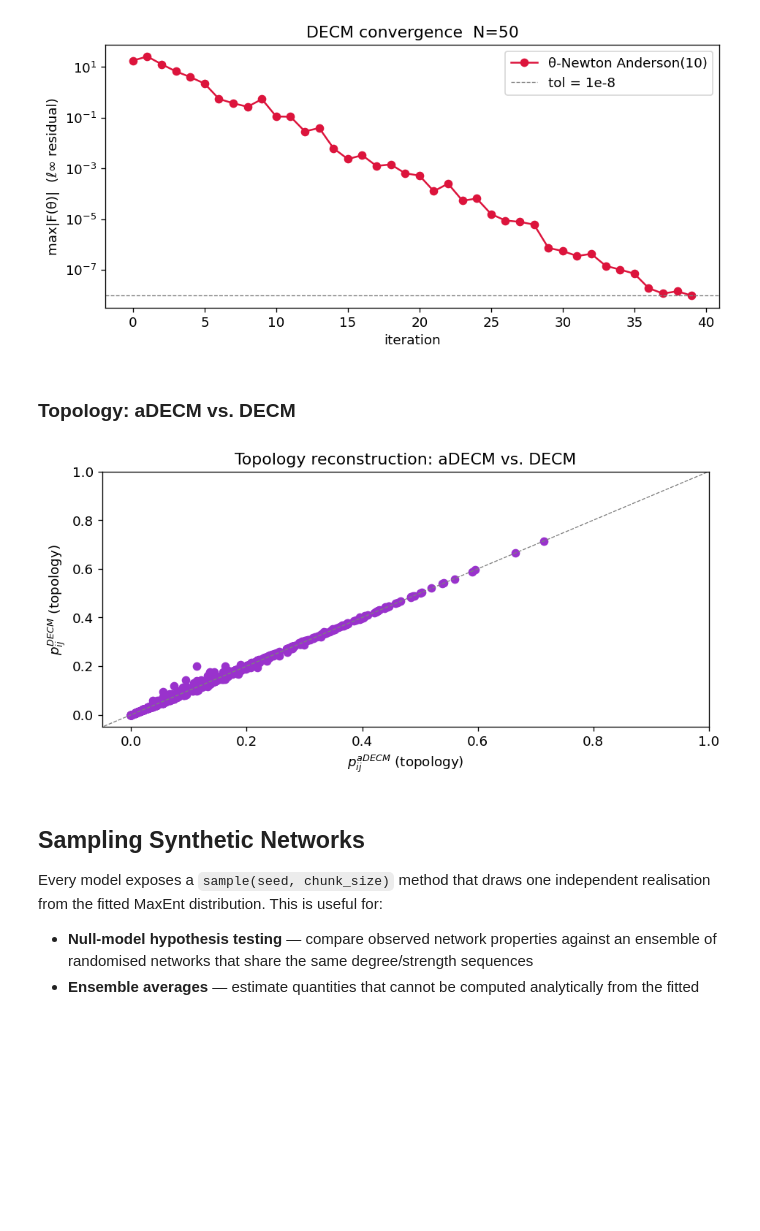
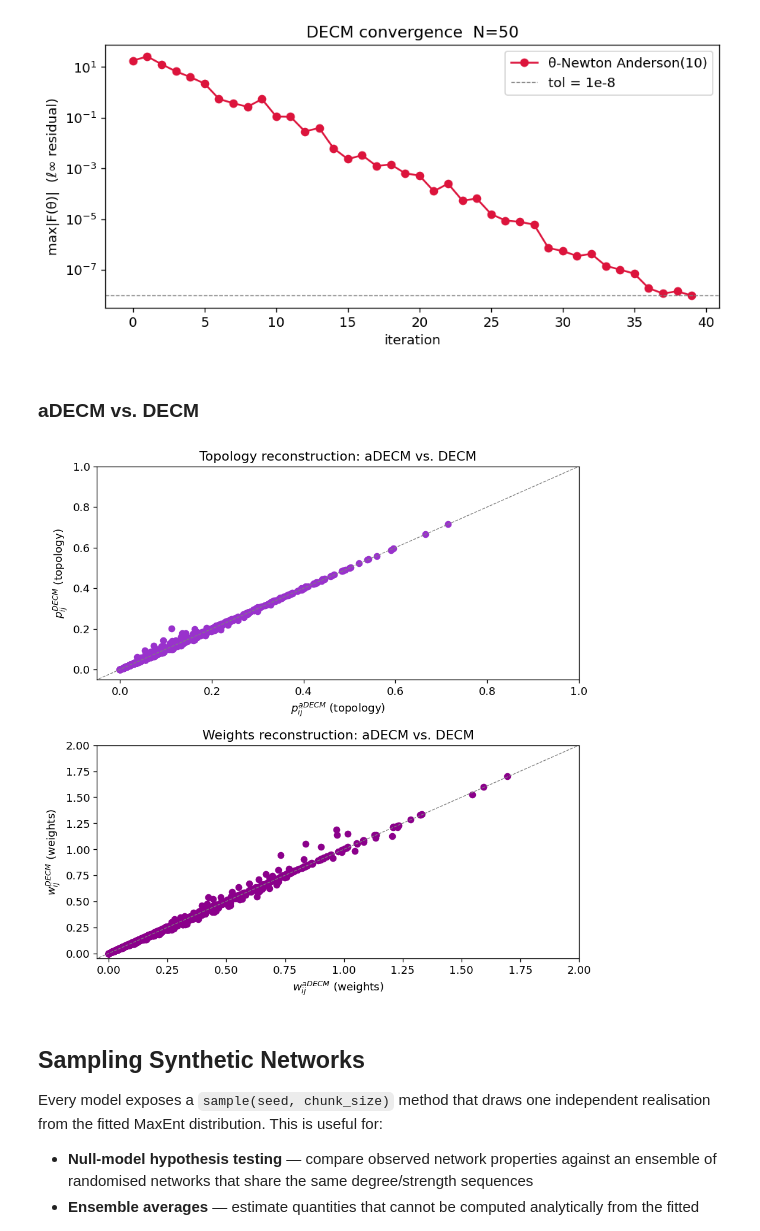
Before and after one commit to fabiosaracco/dcms, a Jupyter notebook: dcms_tutorial.ipynb, the cells around one changed output. Cells and saved outputs as stored; diff of their text form; code cells hidden in the pictures; blank space fills up the shorter version.

```diff
--- a/dcms_tutorial.ipynb
+++ b/dcms_tutorial.ipynb
@@ -601,23 +601,35 @@ plt.show()
 # %% [output]
 [figure]
 # %% [markdown]
-### Topology: aDECM vs. DECM
+### aDECM vs. DECM
 # %%
 p_ij_vec_adecm=model_da.pij_matrix(model_da.sol_topo.theta).flatten()
 p_ij_vec_decm=model_de.pij_matrix(model_de.sol.theta).flatten()
+# %%
+w_ij_vec_adecm=model_da.wij_matrix_conditioned(model_da.sol_topo.theta, model_da.sol_weights.theta).flatten()
+w_ij_vec_decm=model_de.wij_matrix(model_de.sol.theta).flatten()
 # %%
-fig, ax = plt.subplots(figsize=(8, 4))
-ax.scatter(p_ij_vec_adecm, p_ij_vec_decm, color='darkorchid', marker='o')
-ax.plot([-1, 2], [-1, 2], color='grey', linestyle='--', linewidth=0.8)
-ax.set_xlabel(r'$p_{ij}^{aDECM}$ (topology)')
-ax.set_ylabel('$p_{ij}^{DECM}$ (topology)')
-ax.set_title(f'Topology reconstruction: aDECM vs. DECM')
-ax.set_xlim(-0.05,1)
-ax.set_ylim(-0.05,1)
+fig, axes = plt.subplots(nrows=2, figsize=(8, 8))
+axes[0].scatter(p_ij_vec_adecm, p_ij_vec_decm, color='darkorchid', marker='o')
+axes[0].plot([-1, 2], [-1, 2], color='grey', linestyle='--', linewidth=0.8)
+axes[0].set_xlabel(r'$p_{ij}^{aDECM}$ (topology)')
+axes[0].set_ylabel('$p_{ij}^{DECM}$ (topology)')
+axes[0].set_title(f'Topology reconstruction: aDECM vs. DECM')
+axes[0].set_xlim(-0.05,1)
+axes[0].set_ylim(-0.05,1)
+
+axes[1].scatter(w_ij_vec_adecm, w_ij_vec_decm, color='darkmagenta', marker='o')
+axes[1].plot([-1, 4], [-1, 4], color='grey', linestyle='--', linewidth=0.8)
+axes[1].set_xlabel(r'$w_{ij}^{aDECM}$ (weights)')
+axes[1].set_ylabel(r'$w_{ij}^{DECM}$ (weights)')
+axes[1].set_title(f'Weights reconstruction: aDECM vs. DECM')
+axes[1].set_xlim(-0.05,2)
+axes[1].set_ylim(-0.05,2)
+
 plt.tight_layout()
 plt.show()
 # %% [output]
-[figure, old version]
+[figure, new version]
 # %% [markdown]
 ## Sampling Synthetic Networks
 
```
